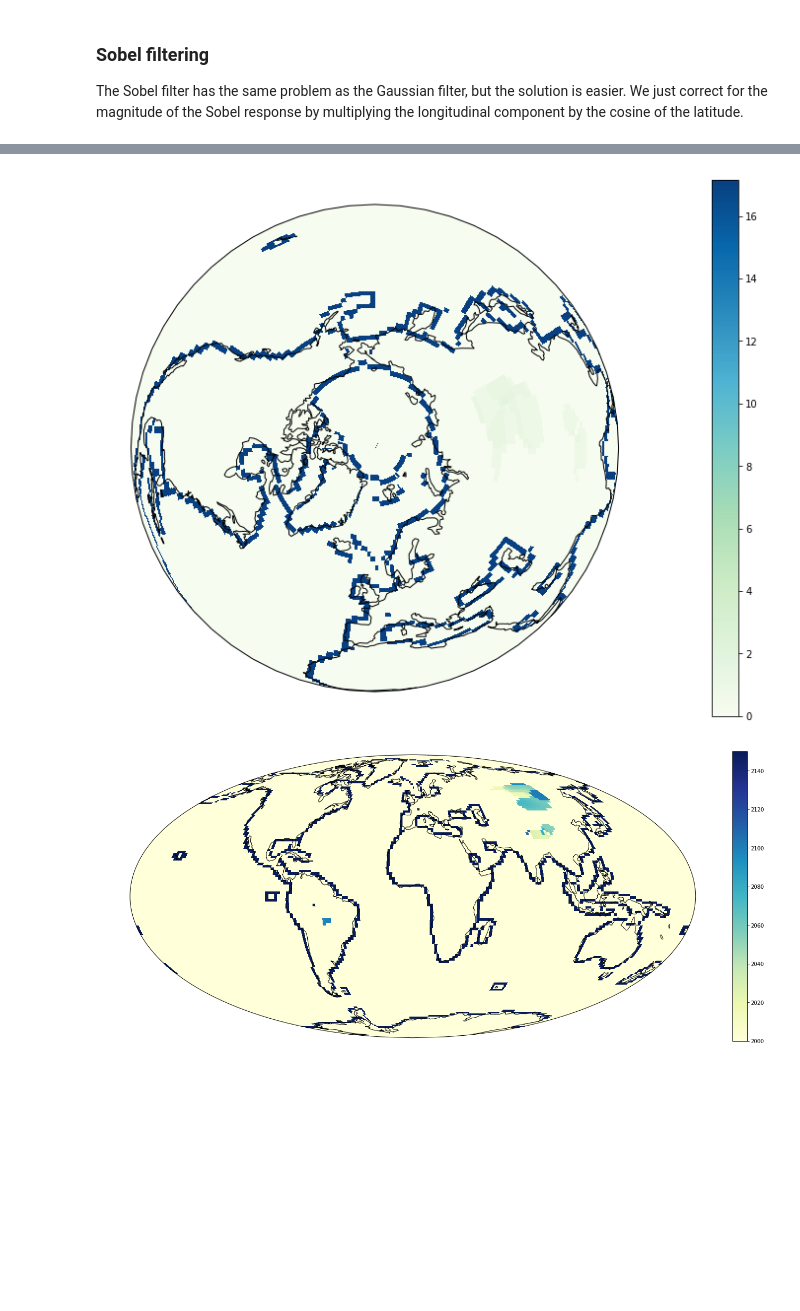
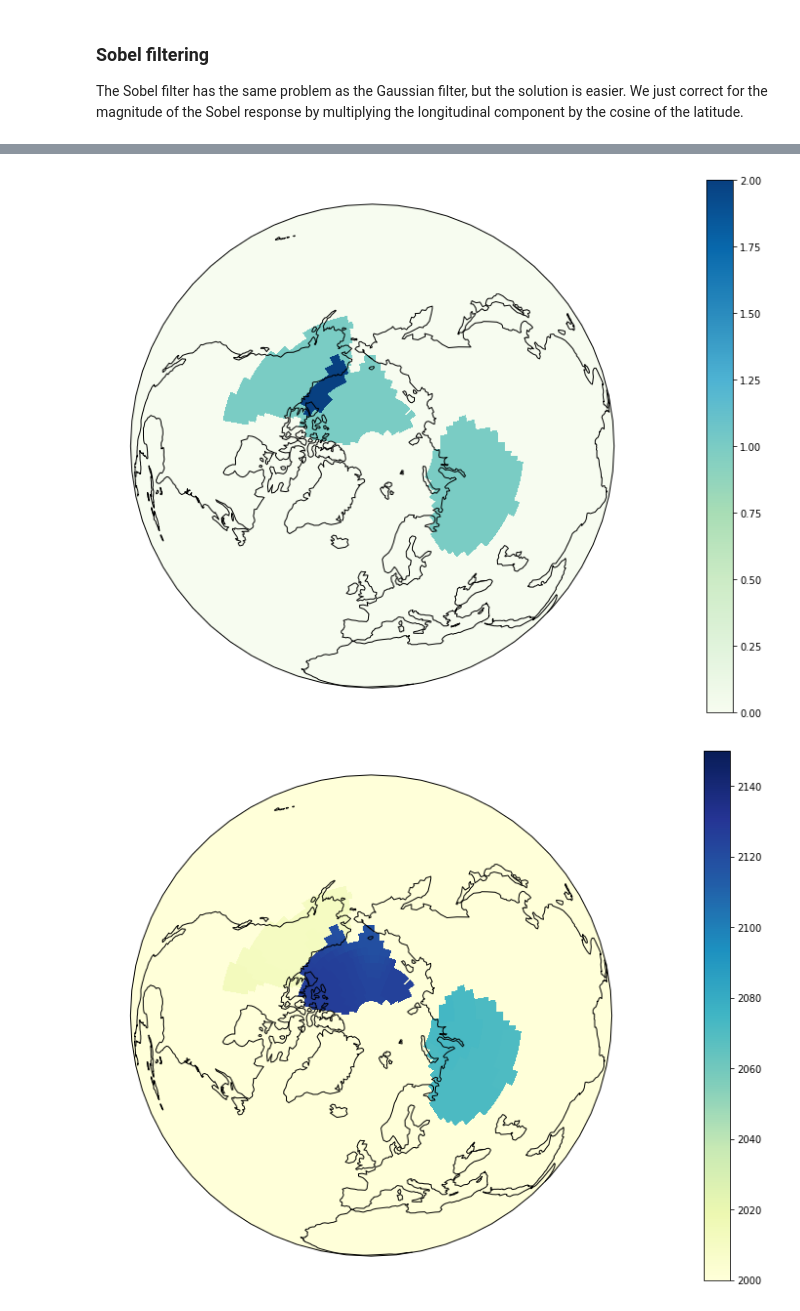
Before and after one commit to abrupt-climate/notebooks, a Jupyter notebook: Temperature.ipynb, the cells around one changed output, grey strips where cells are left out. Saved outputs shown, nothing was run; the diff lists cells and outputs as text; code cells hidden in the pictures; blank space fills up the shorter version.

```diff
--- a/Temperature.ipynb
+++ b/Temperature.ipynb
@@ -116,13 +96,13 @@ True
 ### Smoothing
 
 Smoothing in the lattitudinal direction (N-S) is not affected by the projection; distances do not vary since the circles of equal longitude are all greater circles on the sphere. We apply a Gaussian filter where we reflect data in the lattitudinal and time directions and wrap in the longitudinal direction. Next, to filter in the longitudinal direction, we need to use a different filter width for each lattitude.
+# %%
+data = data_set.data[2::12]
+yearly_box = box[2::12]
+
+smooth_data = yearly_box.gaussian_filter(data, [sigma_t, sigma_d, sigma_d])
 # %% [markdown]
 ### Sobel filtering
 The Sobel filter has the same problem as the Gaussian filter, but the solution is easier. We just correct for the magnitude of the Sobel response by multiplying the longitudinal component by the cosine of the latitude.
-# %%
-data = data_set.data[2::12]
-ybox = box[2::12]
-
-smooth_data = ybox.gaussian_filter(data, [10.0 * unit.year, 200 * unit.km, 200 * unit.km])
 # %%
-sb = ybox.sobel_filter(smooth_data, weight=[100.*unit.year, 0.01*unit.km, 0.01*unit.km])
+sb = yearly_box.sobel_filter(smooth_data, weight=[30.*unit.year, 0.01*unit.km, 0.01*unit.km])
@@ -133,15 +140,15 @@ dat = sb.transpose([3,2,1,0]).copy()
 mask = cp_edge_thinning(dat)
 thinned = mask.transpose([2, 1, 0])
 # %%
-edges = cp_double_threshold(data=dat, mask=mask, a=1./750, b=1./500)
+edges = cp_double_threshold(data=dat, mask=mask, a=1/40, b=1/25)
 m = edges.transpose([2, 1, 0])
 # %%
-plot_orthographic_np(box, np.sqrt(m.sum(axis=0)), cmap='GnBu')
+plot_orthographic_np(yearly_box, m.sum(axis=0), cmap='GnBu')
 # %% [output]
-[figure, old version]
+[figure, new version]
 # %%
-years = np.array([d.year for d in ybox.dates])
-plot_mollweide(ybox, (years[:,None,None]*m).max(axis=0),  cmap='YlGnBu', vmin=2000, vmax=2150)
+years = np.array([d.year for d in yearly_box.dates])
+plot_orthographic_np(yearly_box, (years[:,None,None]*m).max(axis=0),  cmap='YlGnBu', vmin=2000, vmax=2150)
 # %% [output]
-[figure, old version]
+[figure, new version]
 # %%
```
Also changed, not shown: parts of 15 cells of this notebook, 1 other file.
